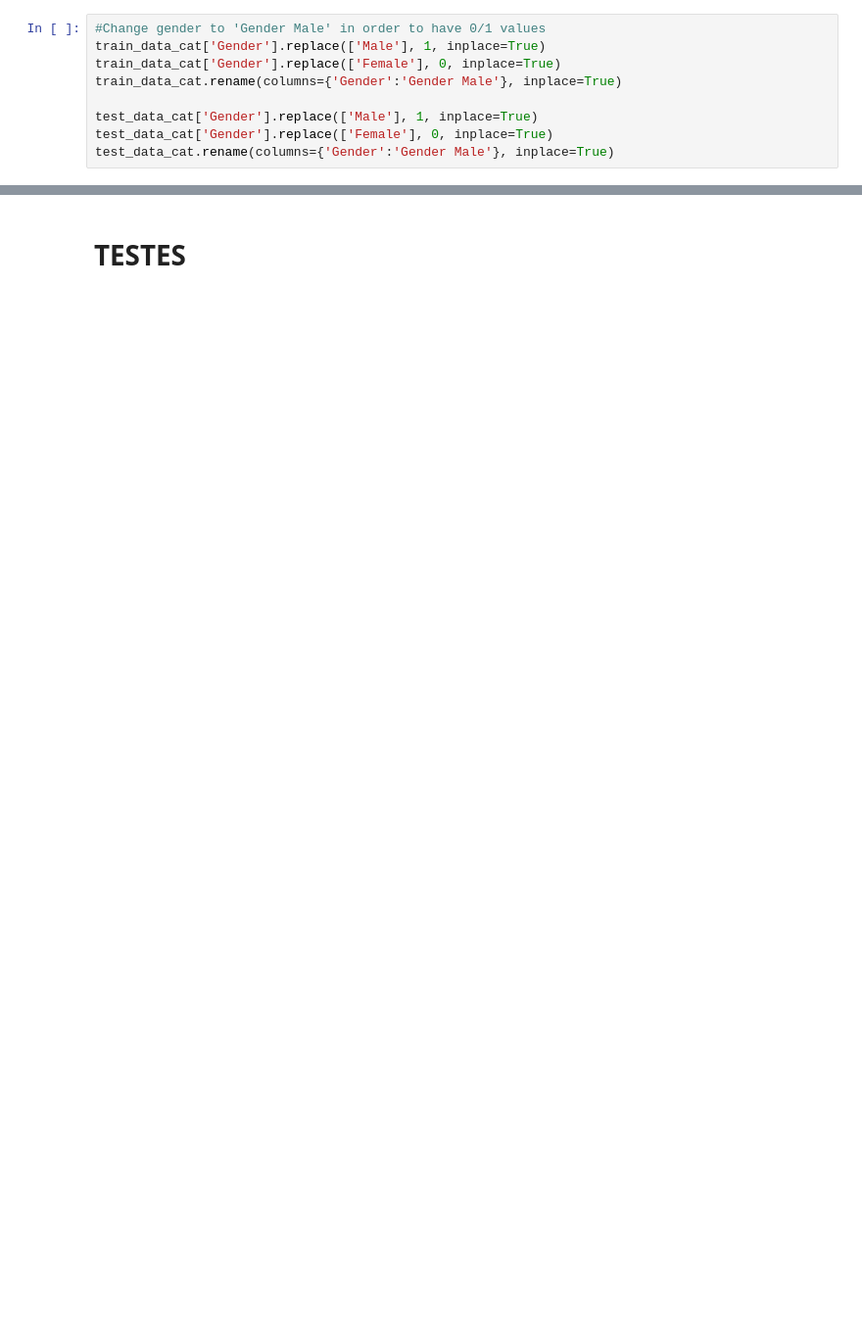
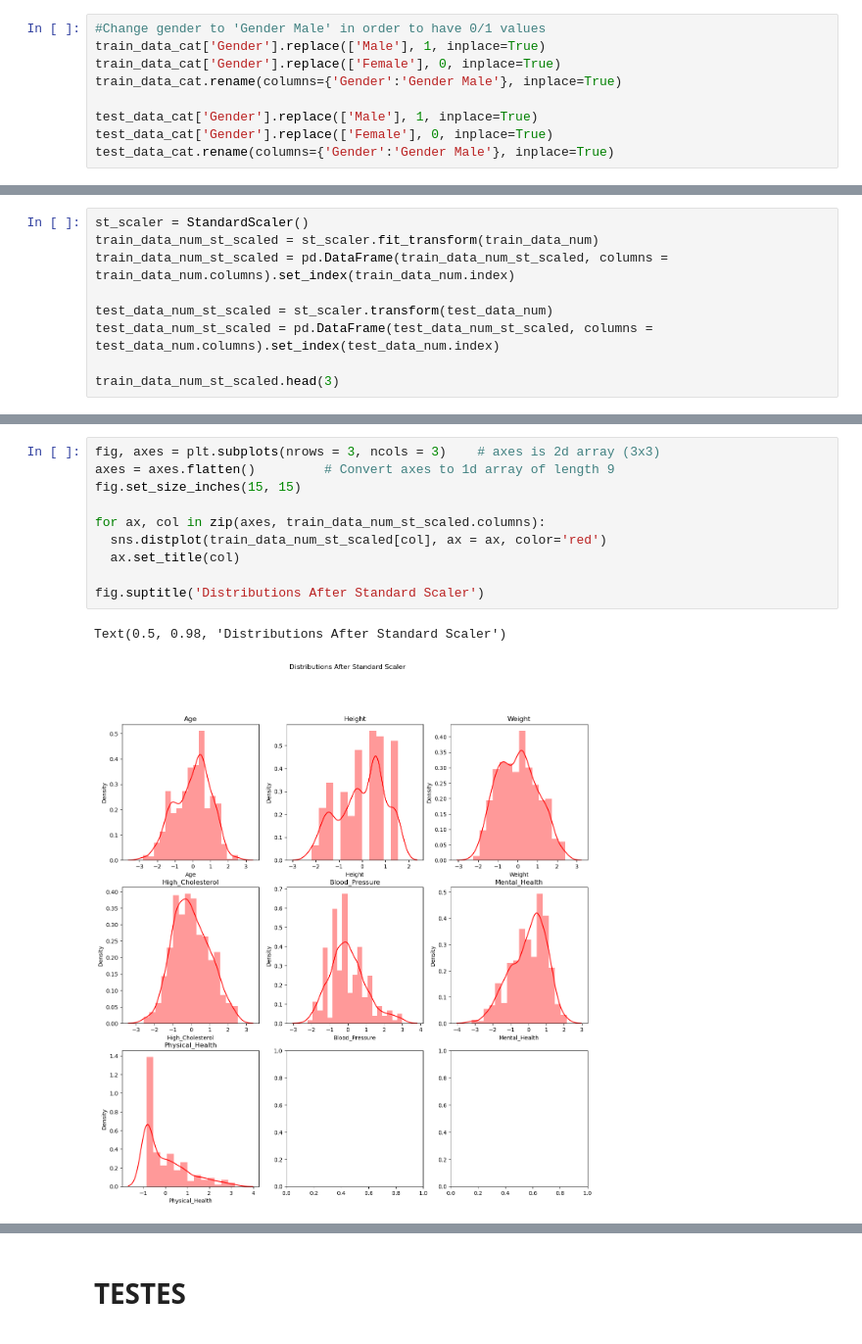
Before and after one commit to henrymmarques/MLProject, a Jupyter notebook: FINAL - Group03.ipynb, the cells around one changed output, grey strips where cells are left out. Shown at 98% size. Drawn from its saved outputs; the diff is of its cells as text; blank space fills up the shorter version.

```diff
--- a/FINAL - Group03.ipynb
+++ b/FINAL - Group03.ipynb
@@ -882,0 +759,9 @@ train_data_cat.sample(5)
+# %%
+st_scaler = StandardScaler()
+train_data_num_st_scaled = st_scaler.fit_transform(train_data_num)
+train_data_num_st_scaled = pd.DataFrame(train_data_num_st_scaled, columns = train_data_num.columns).set_index(train_data_num.index)
+
+test_data_num_st_scaled = st_scaler.transform(test_data_num)
+test_data_num_st_scaled = pd.DataFrame(test_data_num_st_scaled, columns = test_data_num.columns).set_index(test_data_num.index)
+
+train_data_num_st_scaled.head(3)
@@ -882,0 +774,13 @@ train_data_cat.sample(5)
+# %%
+fig, axes = plt.subplots(nrows = 3, ncols = 3)    # axes is 2d array (3x3)
+axes = axes.flatten()         # Convert axes to 1d array of length 9
+fig.set_size_inches(15, 15)
+
+for ax, col in zip(axes, train_data_num_st_scaled.columns):
+  sns.distplot(train_data_num_st_scaled[col], ax = ax, color='red')
+  ax.set_title(col)
+
+fig.suptitle('Distributions After Standard Scaler')
+# %% [output]
+Text(0.5, 0.98, 'Distributions After Standard Scaler')
+[figure, added]
```
Also changed, not shown: parts of 110 cells of this notebook, 3 other files.
